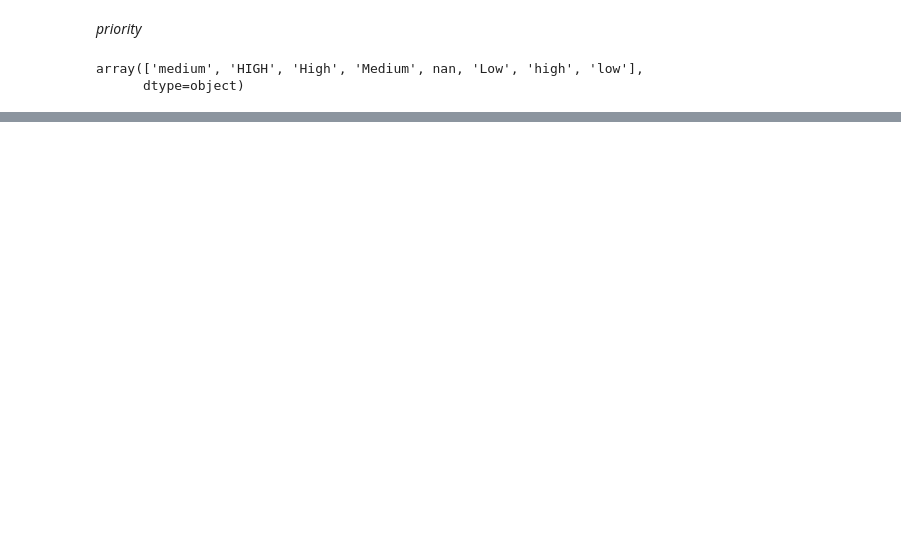
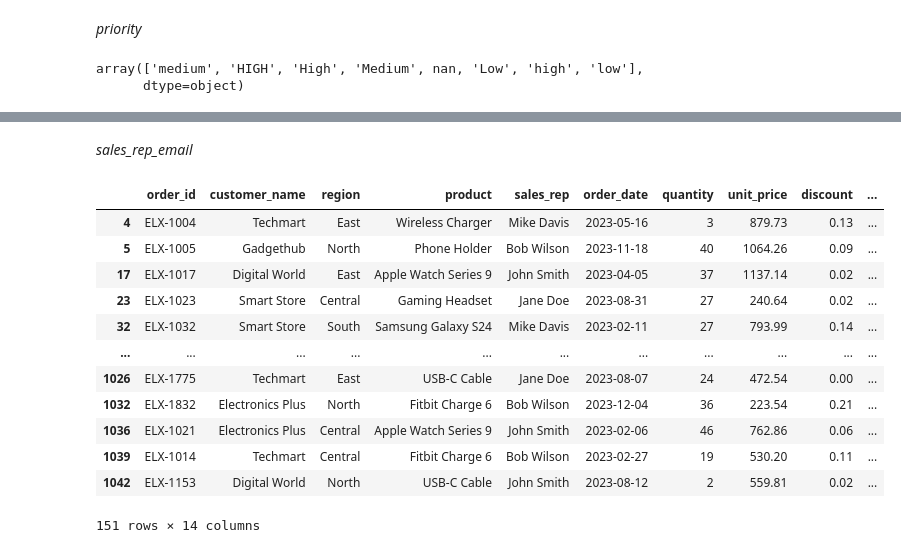
Before and after one commit to sqlyticspy/python-data-cleaning, a Jupyter notebook: project_01/data_cleaning.ipynb, the cells around one changed output, grey strips where cells are left out. Saved outputs shown, nothing was run; the diff lists cells and outputs as text; code cells hidden in the pictures; blank space fills up the shorter version.

```diff
--- a/project_01/data_cleaning.ipynb
+++ b/project_01/data_cleaning.ipynb
@@ -194,0 +206,22 @@ Categories (3, object): ['Low' < 'Medium' < 'High']
+# %% [markdown]
+*sales_rep_email*
+# %%
+# Convert all email addresses in 'sales_rep_email' column to lowercase
+df['sales_rep_email'] = df.sales_rep_email.str.lower()
+# %%
+# Returns rows where sales_rep_email is NULL
+df[df['sales_rep_email'].isnull()]
+# %% [output]
+|  | order_id | customer_name | region | product | sales_rep | order_date | quantity | unit_price | discount | ... |
+| 4 | ELX-1004 | Techmart | East | Wireless Charger | Mike Davis | 2023-05-16 | 3 | 879.73 | 0.13 | ... |
+| 5 | ELX-1005 | Gadgethub | North | Phone Holder | Bob Wilson | 2023-11-18 | 40 | 1064.26 | 0.09 | ... |
+| 17 | ELX-1017 | Digital World | East | Apple Watch Series 9 | John Smith | 2023-04-05 | 37 | 1137.14 | 0.02 | ... |
+| 23 | ELX-1023 | Smart Store | Central | Gaming Headset | Jane Doe | 2023-08-31 | 27 | 240.64 | 0.02 | ... |
+| 32 | ELX-1032 | Smart Store | South | Samsung Galaxy S24 | Mike Davis | 2023-02-11 | 27 | 793.99 | 0.14 | ... |
+| ... | ... | ... | ... | ... | ... | ... | ... | ... | ... | ... |
+| 1026 | ELX-1775 | Techmart | East | USB-C Cable | Jane Doe | 2023-08-07 | 24 | 472.54 | 0.00 | ... |
+| 1032 | ELX-1832 | Electronics Plus | North | Fitbit Charge 6 | Bob Wilson | 2023-12-04 | 36 | 223.54 | 0.21 | ... |
+| 1036 | ELX-1021 | Electronics Plus | Central | Apple Watch Series 9 | John Smith | 2023-02-06 | 46 | 762.86 | 0.06 | ... |
+| 1039 | ELX-1014 | Techmart | Central | Fitbit Charge 6 | Bob Wilson | 2023-02-27 | 19 | 530.20 | 0.11 | ... |
+| 1042 | ELX-1153 | Digital World | North | USB-C Cable | John Smith | 2023-08-12 | 2 | 559.81 | 0.02 | ... |
+151 rows × 14 columns
```
Also changed, not shown: parts of 6 cells of this notebook.
